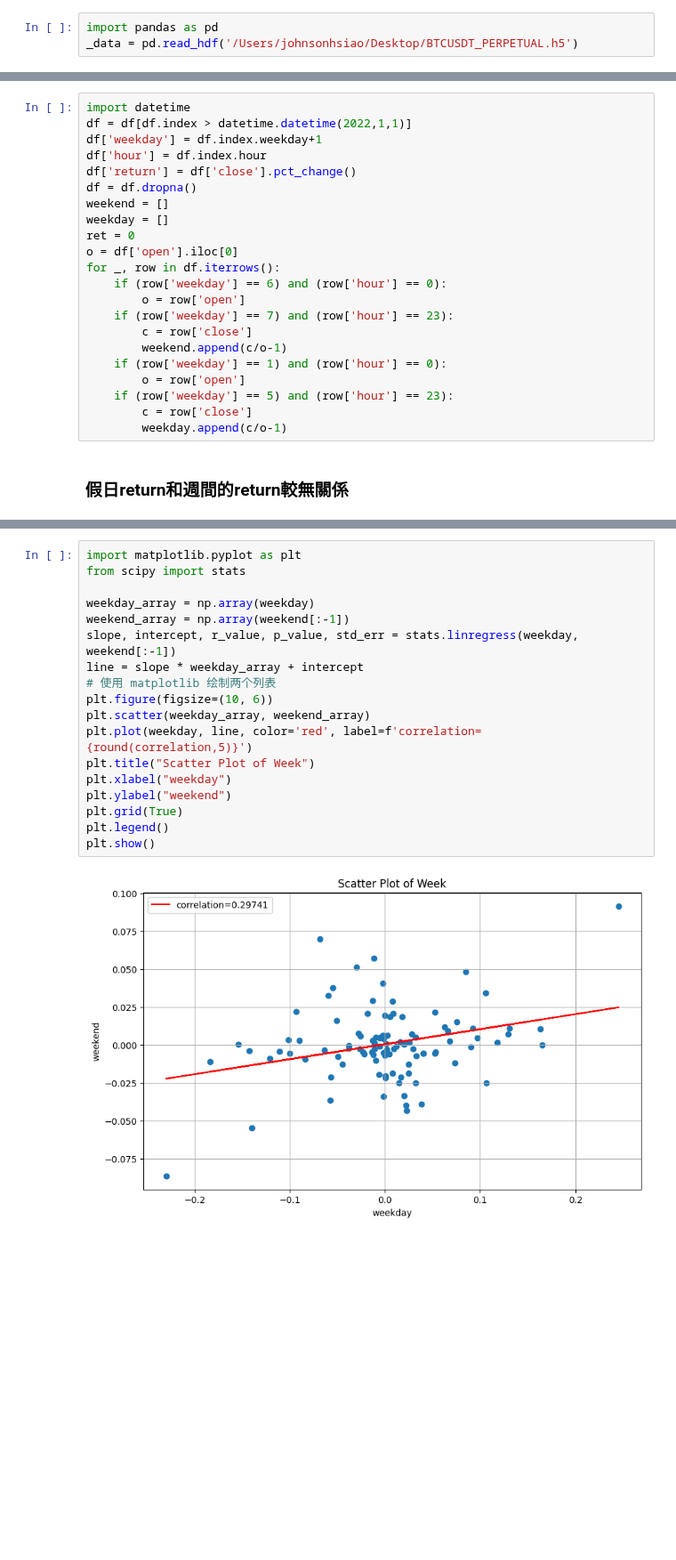
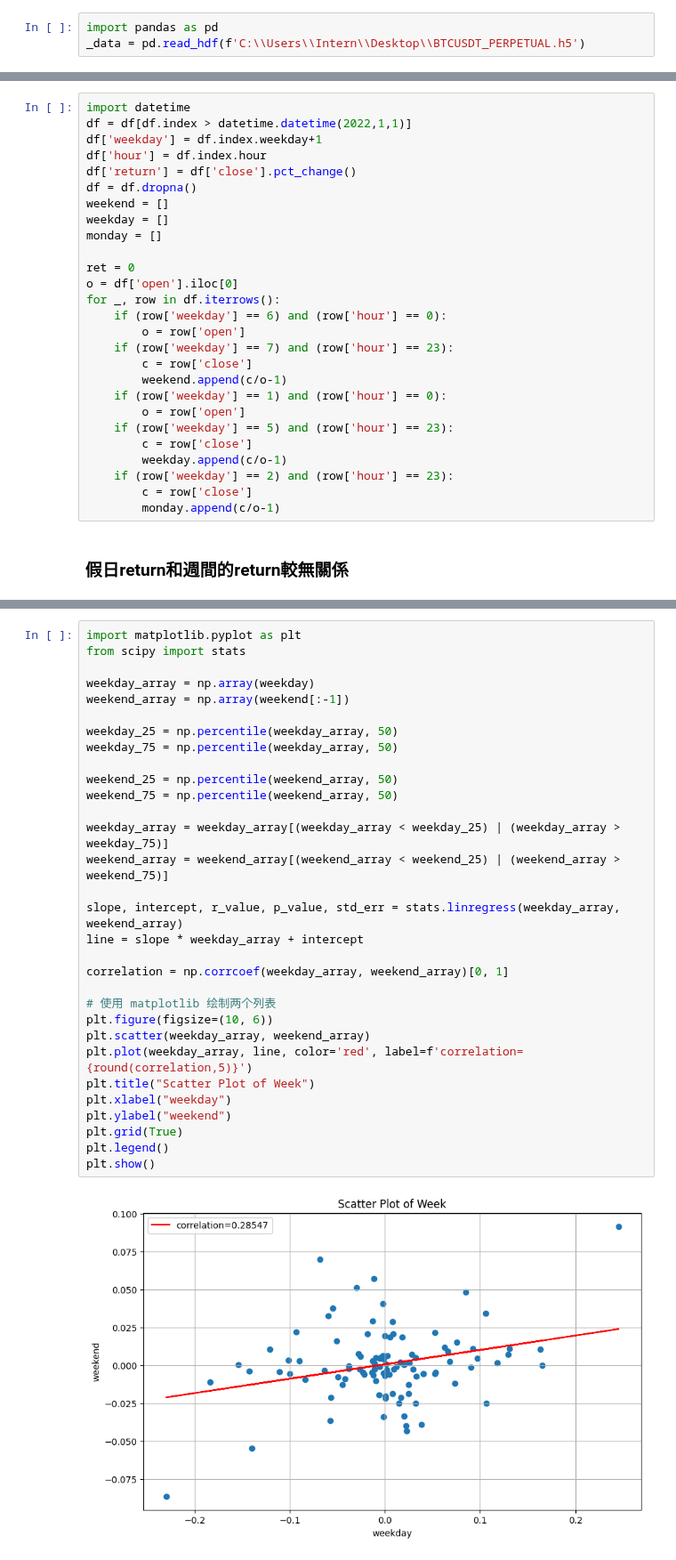
Before and after one commit to JohnsonHsiao/DC_capital_intern, a Jupyter notebook: strategy_research/research.ipynb, the cells around one changed output, grey strips where cells are left out. Shown at 89% size. Cells and saved outputs as stored; diff of their text form; blank space fills up the shorter version.

```diff
--- a/strategy_research/research.ipynb
+++ b/strategy_research/research.ipynb
@@ -1,6 +1,6 @@
 # %%
 import pandas as pd
-_data = pd.read_hdf('/Users/johnsonhsiao/Desktop/BTCUSDT_PERPETUAL.h5')
+_data = pd.read_hdf(f'C:\\Users\\Intern\\Desktop\\BTCUSDT_PERPETUAL.h5')
 # %%
 cols = ['open', 'high', 'low', 'close','volume']
 agg =  ['first','max',  'min', 'last', 'sum']
@@ -64,6 +67,8 @@ df['return'] = df['close'].pct_change()
 df = df.dropna()
 weekend = []
 weekday = []
+monday = []
+
 ret = 0
 o = df['open'].iloc[0]
 for _, row in df.iterrows():
@@ -77,6 +82,9 @@ for _, row in df.iterrows():
     if (row['weekday'] == 5) and (row['hour'] == 23):
         c = row['close']
         weekday.append(c/o-1)
+    if (row['weekday'] == 2) and (row['hour'] == 23):
+        c = row['close']
+        monday.append(c/o-1)
 # %% [markdown]
 ### 假日return和週間的return較無關係
 # %%
@@ -88,20 +96,33 @@ correlation
 # %%
 import matplotlib.pyplot as plt
 from scipy import stats
 
 weekday_array = np.array(weekday)
 weekend_array = np.array(weekend[:-1])
-slope, intercept, r_value, p_value, std_err = stats.linregress(weekday, weekend[:-1])
+
+weekday_25 = np.percentile(weekday_array, 50)
+weekday_75 = np.percentile(weekday_array, 50)
+
+weekend_25 = np.percentile(weekend_array, 50)
+weekend_75 = np.percentile(weekend_array, 50)
+
+weekday_array = weekday_array[(weekday_array < weekday_25) | (weekday_array > weekday_75)]
+weekend_array = weekend_array[(weekend_array < weekend_25) | (weekend_array > weekend_75)]
+
+slope, intercept, r_value, p_value, std_err = stats.linregress(weekday_array, weekend_array)
 line = slope * weekday_array + intercept
+
+correlation = np.corrcoef(weekday_array, weekend_array)[0, 1]
+
 # 使用 matplotlib 绘制两个列表
 plt.figure(figsize=(10, 6))
 plt.scatter(weekday_array, weekend_array)
-plt.plot(weekday, line, color='red', label=f'correlation={round(correlation,5)}')
+plt.plot(weekday_array, line, color='red', label=f'correlation={round(correlation,5)}')
 plt.title("Scatter Plot of Week")
 plt.xlabel("weekday")
 plt.ylabel("weekend")
 plt.grid(True)
 plt.legend()
 plt.show()
 # %% [output]
-[figure, old version]
+[figure, new version]
```
Also changed, not shown: parts of 5 cells of this notebook, 2 other files.
